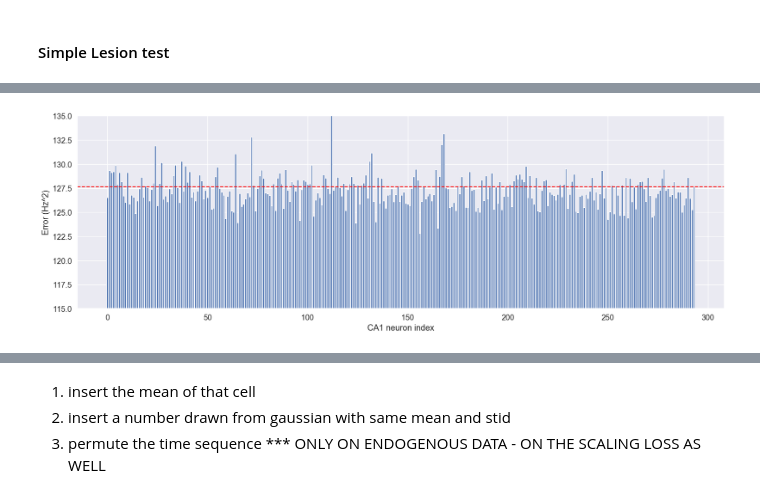
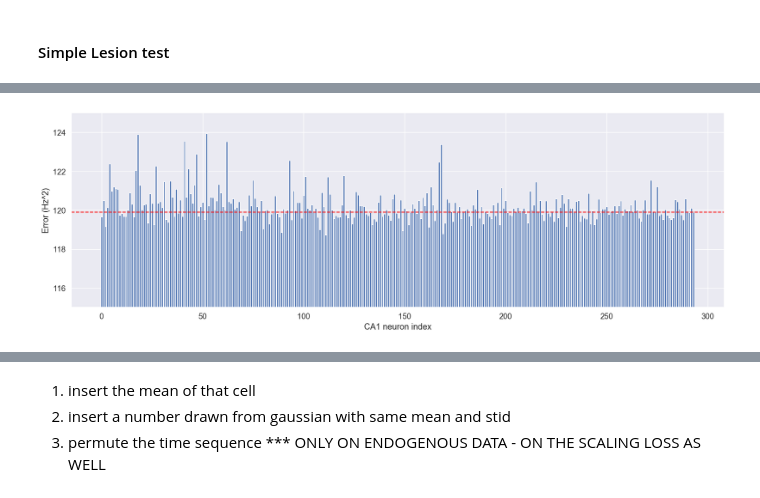
Before and after one commit to cngzlsh/approx_brain, a Jupyter notebook: EB095_stim.ipynb, the cells around one changed output, grey strips where cells are left out. Cells and saved outputs as stored; diff of their text form; code cells hidden in the pictures.

```diff
--- a/EB095_stim.ipynb
+++ b/EB095_stim.ipynb
@@ -333,8 +358,8 @@ Saved model parameters and training stats to ./save/trained_models/EB095-stim-LS
 # %%
-with open(save_path / f'EB095-stim-LS-transformer-param-metadata-{d_model}-{num_heads}-{hidden_dim}-{n_layers}-trained-30.pkl', 'rb') as f:
-    data = pickle.load(f)
-best_eval_params = torch.load(save_path /f'EB095-stim-LS-transformer-param-{d_model}-{num_heads}-{hidden_dim}-{n_layers}-trained-30.pth')
-DNN_LS.load_state_dict(best_eval_params)
+# with open(save_path / f'EB095-stim-LS-transformer-param-metadata-{d_model}-{num_heads}-{hidden_dim}-{n_layers}-mk3.pkl', 'rb') as f:
+#     data = pickle.load(f)
+# best_eval_params = torch.load(save_path /f'EB095-stim-LS-transformer-param-{d_model}-{num_heads}-{hidden_dim}-{n_layers}-mk3.pth')
+# DNN_LS.load_state_dict(best_eval_params)
 
 with torch.no_grad():
     Y_hat_LS = DNN_LS(X_test.to(device).permute(1,0,2)).permute(1,0,2).cpu()
@@ -1034,9 +1057,9 @@ plt.bar(np.arange(8), LS_corrs, color='red')
 from train import train_transformer
 from sklearn.linear_model import TweedieRegressor
 
-d_model = 286
-num_heads = 19
-hidden_dim = 948
+d_model = 444
+num_heads = 6
+hidden_dim = 389
 n_layers = 4
 
 d_model = int(int(d_model/num_heads)*num_heads) # d_model must be multiples of n_heads
@@ -1051,19 +1074,21 @@ from loguru import logger
 
 proportion_of_data = [0.05 * i for i in np.arange(1,20,1)]
 output_dim = len(LS_neuron_idx)
-n_repeats = 20
+n_repeats = 25
 proportion_of_data_mean_losses_reps = np.zeros((n_repeats, len(proportion_of_data), 10))
-np.random.seed(123)
-torch.manual_seed(123)
+np.random.seed(0)
+torch.manual_seed(0)
 
 for rep in tqdm(range(n_repeats)):
-    for i, proportion in enumerate(proportion_of_data):
-        rnd_idx = np.array(random.sample(list(np.arange(len(train_idx))), int(proportion * len(train_idx))))
-        batch_size = 1024
-        train_dataset = BNN_Dataset(X_train[rnd_idx], Y_train_LS[rnd_idx])
+#     for _, proportion in enumerate(proportion_of_data):
+        i = -7
+        proportion = 0.65
+        rnd_idx = random.sample([i for i in range(len(train_idx))], int(proportion * len(train_idx)))
+        batch_size = 8192
+        train_dataset = BNN_Dataset(X_train[train_idx, ...][rnd_idx], Y_train_LS[rnd_idx])
         train_dataloader_LS = DataLoader(train_dataset, batch_size=batch_size, drop_last=False, shuffle=True)
         test_dataset = BNN_Dataset(X_test, Y_test_LS)
-        test_dataloader_LS = DataLoader(test_dataset, batch_size=len(test_dataset), drop_last=False, shuffle=True)
+        test_dataloader_LS = DataLoader(test_dataset, batch_size=len(test_dataset), drop_last=False, shuffle=False)
 
         _DNN_LS = TransformerOneStep(input_dim,
                 d_model=d_model,
@@ -1105,7 +1130,7 @@ for rep in tqdm(range(n_repeats)):
                 _LS_test_pred_loss = nn.MSELoss(reduction='none')(_Y_hat_LS, Y_test[...,LS_neuron_idx])
 
         # fit GLM with identity link function
-        X_train_np = X_train[rnd_idx].cpu().numpy().reshape(len(rnd_idx),-1)
+        X_train_np = X_train[train_idx, ...][rnd_idx].cpu().numpy().reshape(len(rnd_idx),-1)
         Y_train_LS_np = Y_train_LS[rnd_idx].cpu().numpy().reshape(Y_train_LS[rnd_idx].shape[0],-1) + 1e-6 # numerical stability
 
         X_test_np = X_test.cpu().numpy().reshape(X_test.shape[0],-1)
@@ -1115,11 +1140,11 @@ for rep in tqdm(range(n_repeats)):
         # pred for each neuron
         _glm_LS_losses = np.zeros(Y_test_LS_np.shape[0])
 
-        for i in tqdm(range(output_dim)):
+        for j in tqdm(range(output_dim)):
                 _glm_LS_reg = TweedieRegressor(power=0, alpha=1, link='identity')
-                _glm_LS_reg.fit(X_train_np, Y_train_LS_np[:,i])
+                _glm_LS_reg.fit(X_train_np, Y_train_LS_np[:,j])
 
-                _glm_LS_losses += np.power(Y_test_LS_np[:,i] - _glm_LS_reg.predict(X_test_np), 2)
+                _glm_LS_losses += np.power(Y_test_LS_np[:,j] - _glm_LS_reg.predict(X_test_np), 2)
 
         means = np.array([_LS_test_pred_loss.mean(),
                 _LS_test_pred_loss[forward_mse_idx].sum().numpy()/len(forward_mse_idx)/output_dim,
@@ -1166,22 +1224,21 @@ Transformer prediction for non-stim stim MSE loss:  tensor(1210.1106)
 # %%
-import copy
 LS_lesioning_losses = []
 for dim in tqdm(range(input_dim)):
     _X_test = copy.deepcopy(X_test)
-    _X_test[:,:,dim] = torch.mean(X_train[:,:,dim])
+    _X_test[:,:,dim] = 0
     with torch.no_grad():
         Y_hat_LS = DNN_LS(_X_test.to(device).permute(1,0,2)).permute(1,0,2).cpu()
         LS_test_pred_loss = nn.MSELoss(reduction='none')(Y_hat_LS, Y_test[...,LS_neuron_idx])
         LS_lesioning_losses.append(LS_test_pred_loss.sum()/np.prod(LS_test_pred_loss.shape))
 
 plt.figure(figsize=(20,6))
 plt.bar(np.arange(input_dim), LS_lesioning_losses)
 plt.axhline(y=LS_test_pred_loss.sum()/np.prod(LS_test_pred_loss.shape), xmin=0, xmax=input_dim, linestyle='--', c='red')
-plt.ylim([115,135])
+plt.ylim([115,125])
 plt.xlabel('CA1 neuron index')
 plt.ylabel('Error (Hz^2)')
 plt.show()
 
 logger.info(f'Number of neurons whose lesioning yielded higher loss: {torch.sum(torch.as_tensor(LS_lesioning_losses) > base_loss)} ({str(float(torch.sum(torch.as_tensor(LS_lesioning_losses) > base_loss) / input_dim * 100))[:4]}%)')
 # %% [output]
-[figure, old version]
+[figure, new version]
```
Also changed, not shown: parts of 37 cells of this notebook.
